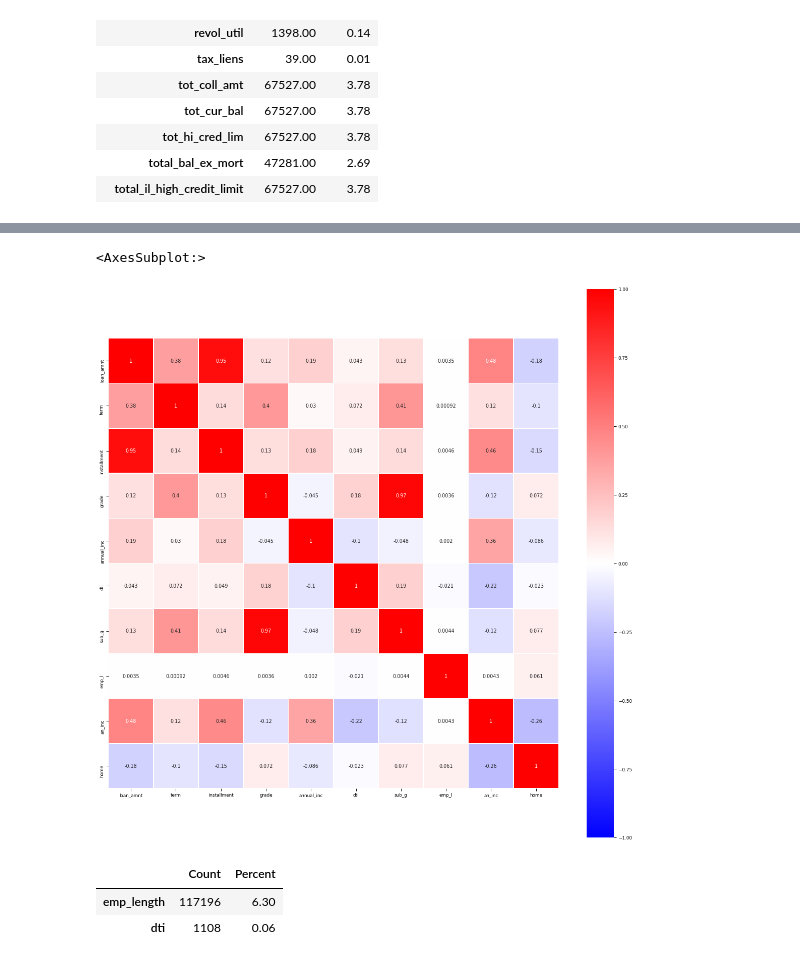
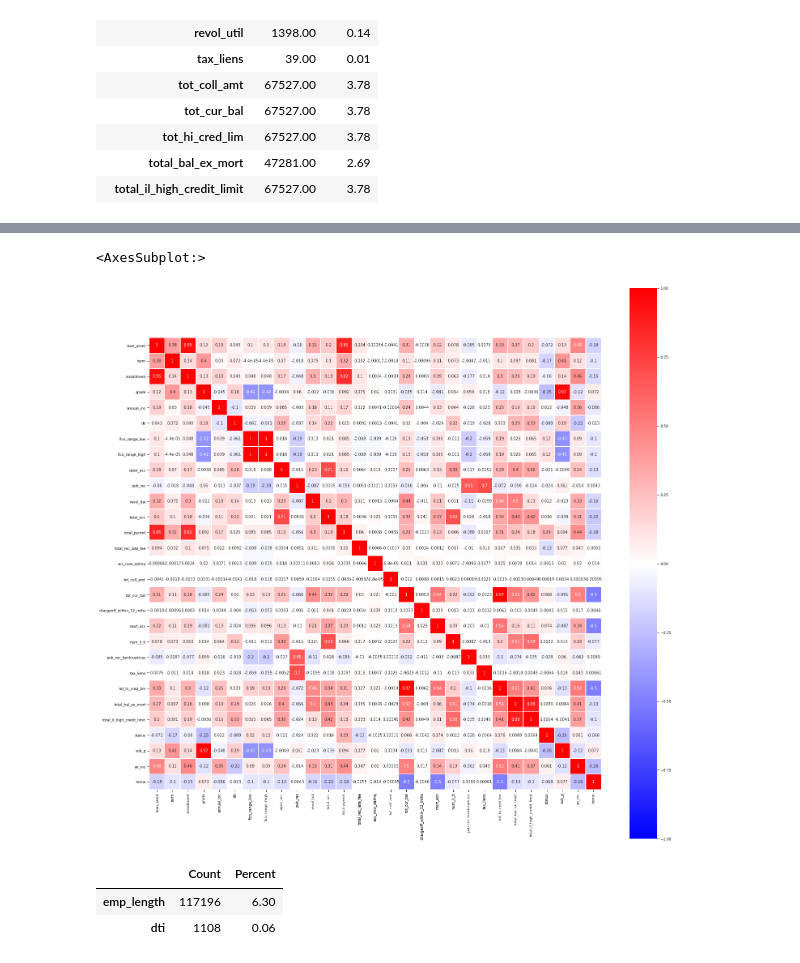
Before and after one commit to nt1983/final-project, a Jupyter notebook: load_data.ipynb, the cells around one changed output, grey strips where cells are left out. Drawn from its saved outputs; the diff is of its cells as text; code cells hidden in the pictures.

```diff
--- a/load_data.ipynb
+++ b/load_data.ipynb
@@ -390,5 +346,3 @@ Index(['loan_amnt', 'term', 'int_rate', 'installment', 'grade', 'sub_grade',
 # %%
 #choose only data which is necessary for Machine learning process
-df_LC = df1.filter(['loan_amnt','term','int_rate','installment','grade','sub_grade','emp_length','home_ownership',
-                    'annual_inc','dti','delinq_2yrs','loan_status'])
-df_LC.dtypes
+df_LC=df1
@@ -408,15 +349,16 @@ dtype: object
 # %%
-plt.figure(figsize=(20,20))
+plt.figure(figsize=(25,25))
 sns.set_context("paper", font_scale=1)
 #finding the correllation matrix and changing the categorical data to category for the plot.
-sns.heatmap(df_LC.assign(grade=df_LC.grade.astype('category').cat.codes,
+sns.heatmap(df_LC.assign(status=df_LC.loan_status.astype('category').cat.codes,
+                         grade=df_LC.grade.astype('category').cat.codes,
                          sub_g=df_LC.sub_grade.astype('category').cat.codes,
                          term=df_LC.term.astype('category').cat.codes,
-                        emp_l=df_LC.emp_length.astype('category').cat.codes,
+                        #emp_l=df_LC.emp_length.astype('category').cat.codes,
                          an_inc =df_LC.annual_inc.astype('category').cat.codes,
                         home=df_LC.home_ownership.astype('category').cat.codes,
                         dti=df_LC.dti.astype('category').cat.codes).corr(),
                          annot=True, cmap='bwr',vmin=-1, vmax=1, square=True, linewidths=0.5)
 # %% [output]
 <AxesSubplot:>
-[figure, old version]
+[figure, new version]
```
Also changed, not shown: parts of 26 cells of this notebook.
